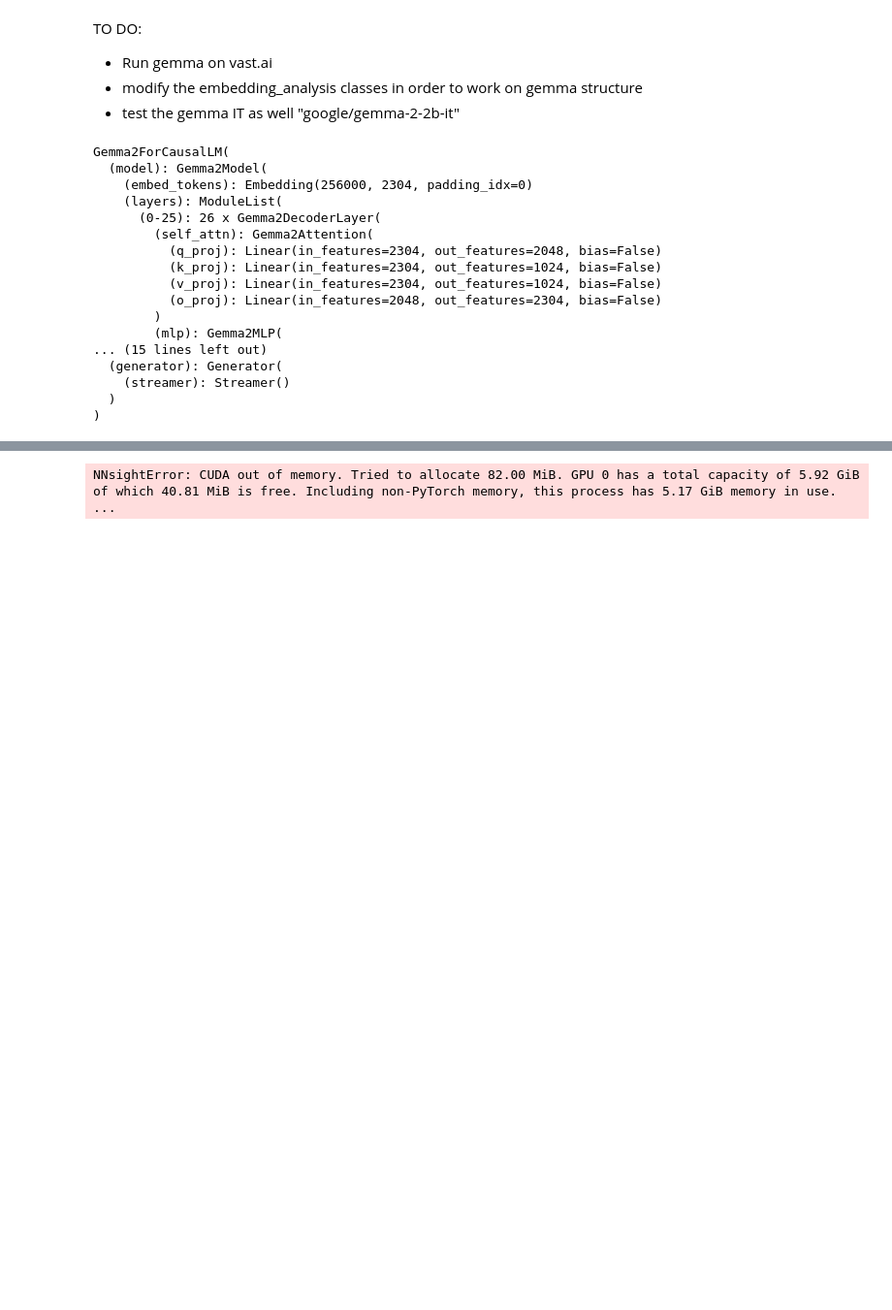
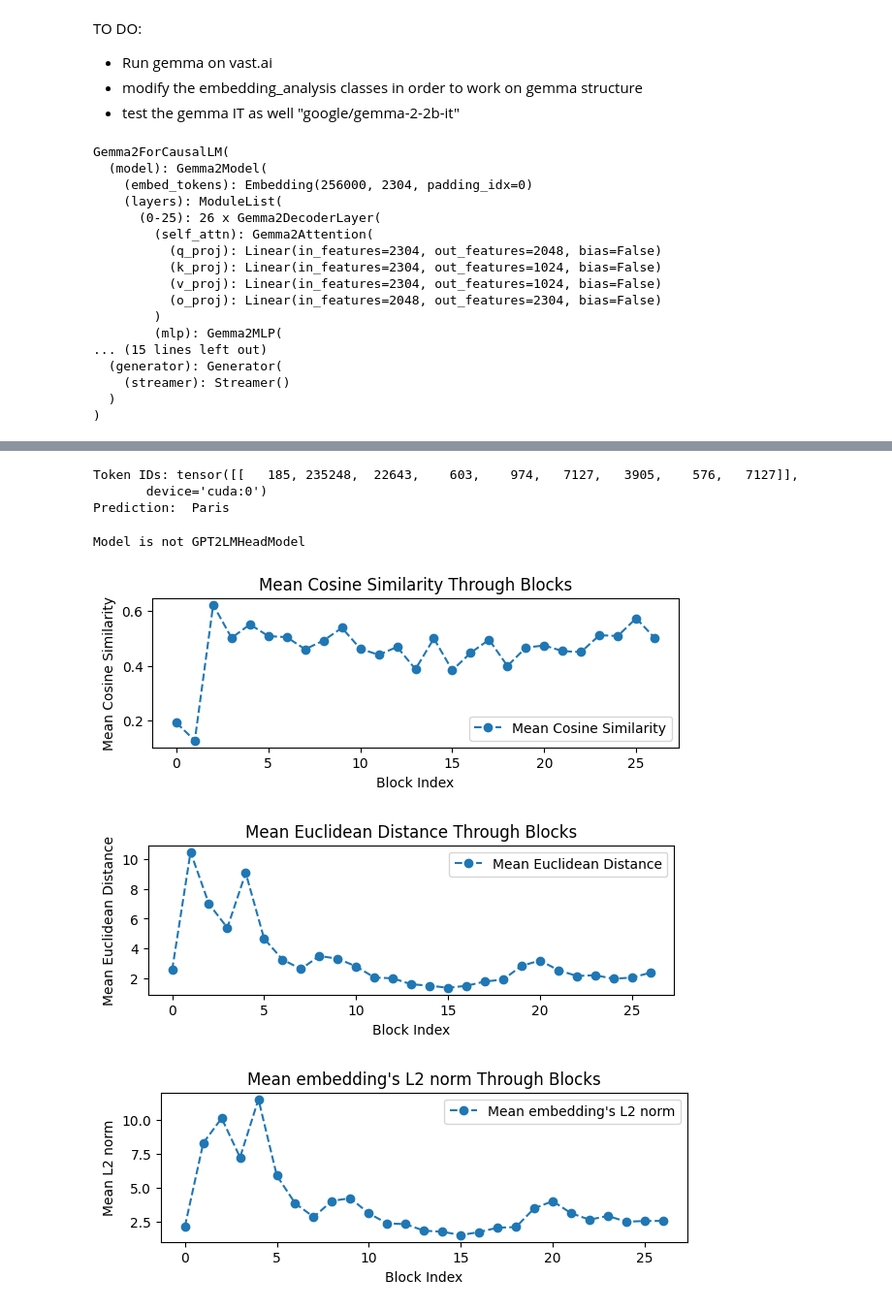
Before and after one commit to gitary/feature_circuit_ari, a Jupyter notebook: experiments/gemma_semantic_dispersion.ipynb, the cells around one changed output, grey strips where cells are left out. Shown at 97% size. Saved outputs shown, nothing was run; the diff lists cells and outputs as text; code cells hidden in the pictures; blank space fills up the shorter version.

Commit message:
Gemma semantic dispersion

```diff
--- a/experiments/gemma_semantic_dispersion.ipynb
+++ b/experiments/gemma_semantic_dispersion.ipynb
@@ -70,24 +82,15 @@ with gemma.trace(text):
     # Access the last layer using h[-1] as it's a ModuleList
     # Access the first index of .output as that's where the hidden states are.
 
-    # token_embed = llm.transformer.wte.output.save()
-    # pos_embed = llm.transformer.wpe.output.save()
-    # input_embed = llm.transformer.drop.input.save()
-    # #llm.transformer.h[-1].mlp.output[0][:] = 0
-    # ln_0 = llm.transformer.h[0].ln_1.output.save()
-    # #attn_0 = llm.transformer.h[0].attn.output.save()
+    input_embed = gemma.model.embed_tokens.output.save()
+    residual_after_mlp = gemma.model.layers[2].mlp.output.save()
 
-    # # Access the residual stream after the MLP of the 3rd GPT block
-    # residual_after_mlp_3 = llm.transformer.h[2].mlp.output.save()
-
-    # Logits come out of model.lm_head and we apply argmax to get the predicted token ids.
     token_ids = gemma.lm_head.output.argmax(dim=-1).save()
 
 print("\nToken IDs:", token_ids)
-#print("type:", type(token_embed))
 
-# Apply the tokenizer to decode the ids into words after the tracing context.
 print("Prediction:", gemma.tokenizer.decode(token_ids[0][-1]))
-#print("Residual after MLP of 3rd GPT block:", residual_after_mlp_3.shape)
 # %% [output]
-NNsightError: CUDA out of memory. Tried to allocate 82.00 MiB. GPU 0 has a total capacity of 5.92 GiB of which 40.81 MiB is free. Including non-PyTorch memory, this process has 5.17 GiB memory in use. ...
+Token IDs: tensor([[   185, 235248,  22643,    603,    974,   7127,   3905,    576,   7127]],
+       device='cuda:0')
+Prediction:  Paris
@@ -93,0 +100,16 @@ NNsightError: CUDA out of memory. Tried to allocate 82.00 MiB. GPU 0 has a total
+# %%
+if isinstance(gemma._model, GPT2LMHeadModel):
+    print("Model is GPT2LMHeadModel")
+else:
+    print("Model is not GPT2LMHeadModel")
+# %% [output]
+Model is not GPT2LMHeadModel
+# %%
+analysis = EmbeddingAnalysis(gemma, text)
+#analysis.analyze_through_blocks()
+# %%
+analysis.analyze_through_blocks()
+# %% [output]
+[figure, added]
+[figure, added]
+[figure, added]
```
Also changed, not shown: parts of 6 cells of this notebook, 3 other files.
